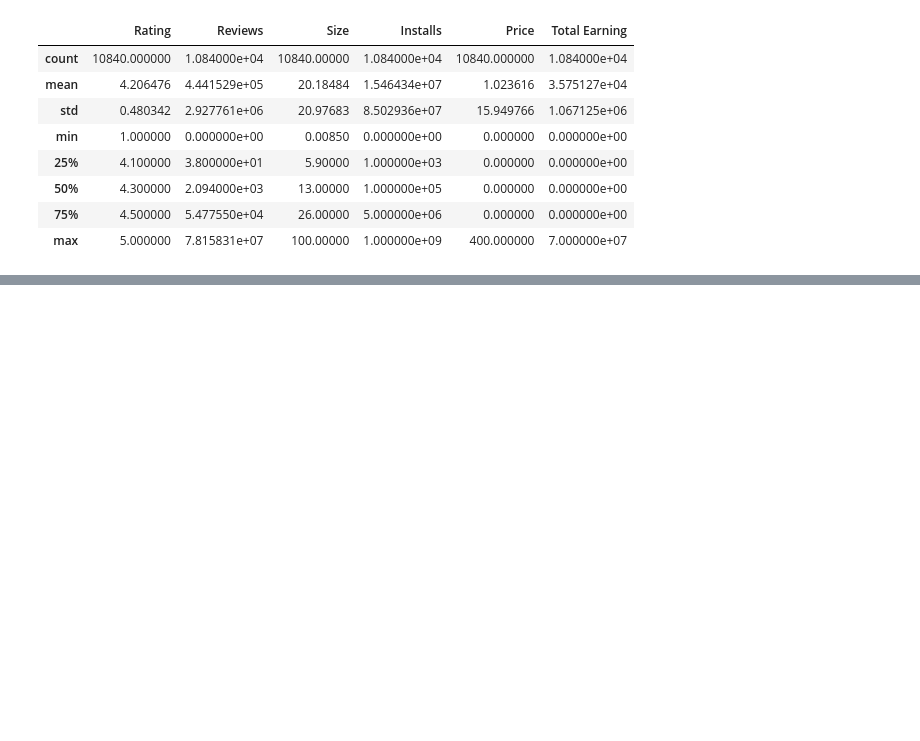
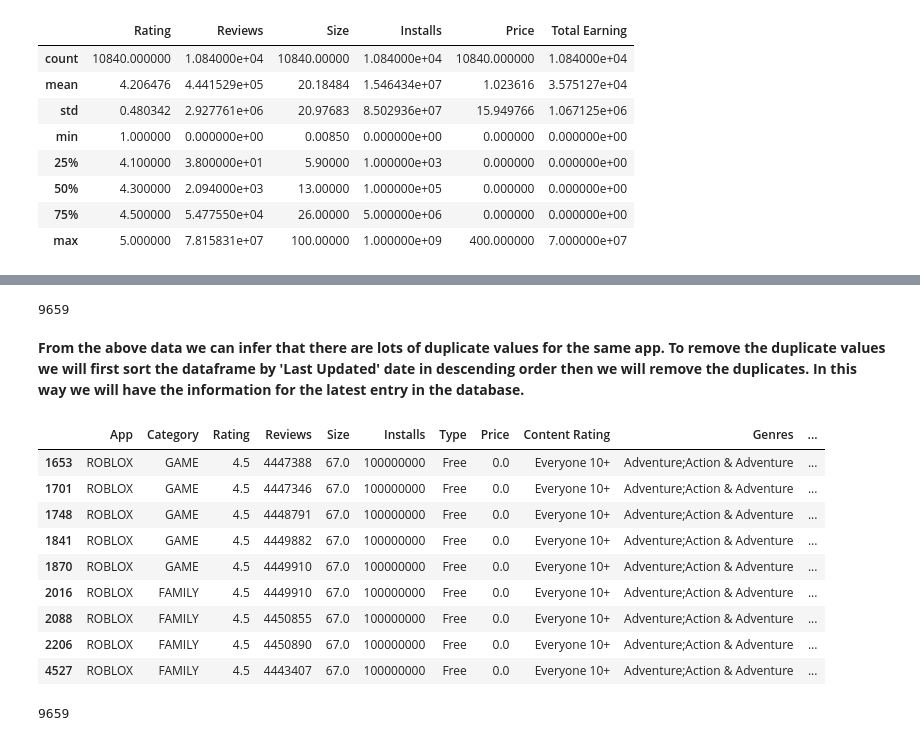
Before and after one commit to harkpun/Google-Play-Store-Analysis, a Jupyter notebook: Play_Store_Analysis.ipynb, the cells around one changed output, grey strips where cells are left out. Drawn from its saved outputs; the diff is of its cells as text; code cells hidden in the pictures; blank space fills up the shorter version.

```diff
--- a/Play_Store_Analysis.ipynb
+++ b/Play_Store_Analysis.ipynb
@@ -366,0 +384,20 @@ ps_df.describe()
+# %%
+ps_df.App.nunique()
+# %% [output]
+9659
+# %% [markdown]
+**From the above data we can infer that there are lots of duplicate values for the same app. To remove the duplicate values we will first sort the dataframe by 'Last Updated' date in descending order then we will remove the duplicates. In this way we will have the information for the latest entry in the database.**
+# %%
+# for example ROBLOX app, either should be from game category or from family catagoty.
+ps_df[ps_df['App'] == 'ROBLOX']
+# %% [output]
+|  | App | Category | Rating | Reviews | Size | Installs | Type | Price | Content Rating | Genres | ... |
+| 1653 | ROBLOX | GAME | 4.5 | 4447388 | 67.0 | 100000000 | Free | 0.0 | Everyone 10+ | Adventure;Action & Adventure | ... |
+| 1701 | ROBLOX | GAME | 4.5 | 4447346 | 67.0 | 100000000 | Free | 0.0 | Everyone 10+ | Adventure;Action & Adventure | ... |
+| 1748 | ROBLOX | GAME | 4.5 | 4448791 | 67.0 | 100000000 | Free | 0.0 | Everyone 10+ | Adventure;Action & Adventure | ... |
+| 1841 | ROBLOX | GAME | 4.5 | 4449882 | 67.0 | 100000000 | Free | 0.0 | Everyone 10+ | Adventure;Action & Adventure | ... |
+| 1870 | ROBLOX | GAME | 4.5 | 4449910 | 67.0 | 100000000 | Free | 0.0 | Everyone 10+ | Adventure;Action & Adventure | ... |
+| 2016 | ROBLOX | FAMILY | 4.5 | 4449910 | 67.0 | 100000000 | Free | 0.0 | Everyone 10+ | Adventure;Action & Adventure | ... |
+| 2088 | ROBLOX | FAMILY | 4.5 | 4450855 | 67.0 | 100000000 | Free | 0.0 | Everyone 10+ | Adventure;Action & Adventure | ... |
+| 2206 | ROBLOX | FAMILY | 4.5 | 4450890 | 67.0 | 100000000 | Free | 0.0 | Everyone 10+ | Adventure;Action & Adventure | ... |
+| 4527 | ROBLOX | FAMILY | 4.5 | 4443407 | 67.0 | 100000000 | Free | 0.0 | Everyone 10+ | Adventure;Action & Adventure | ... |
@@ -366,0 +410,4 @@ ps_df.describe()
+# %%
+ps_df['App'].nunique()
+# %% [output]
+9659
```
Also changed, not shown: parts of 18 cells of this notebook.
